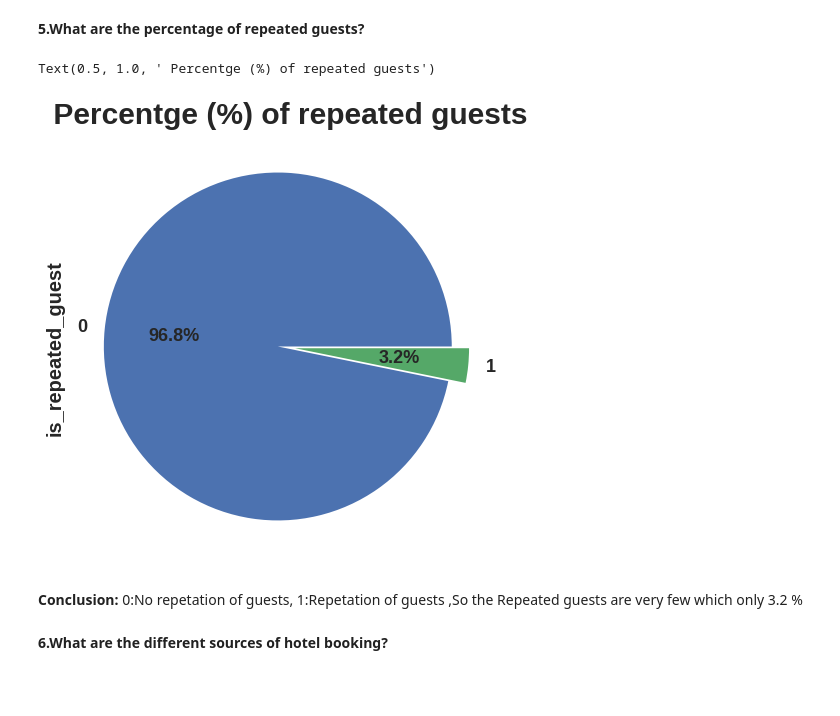
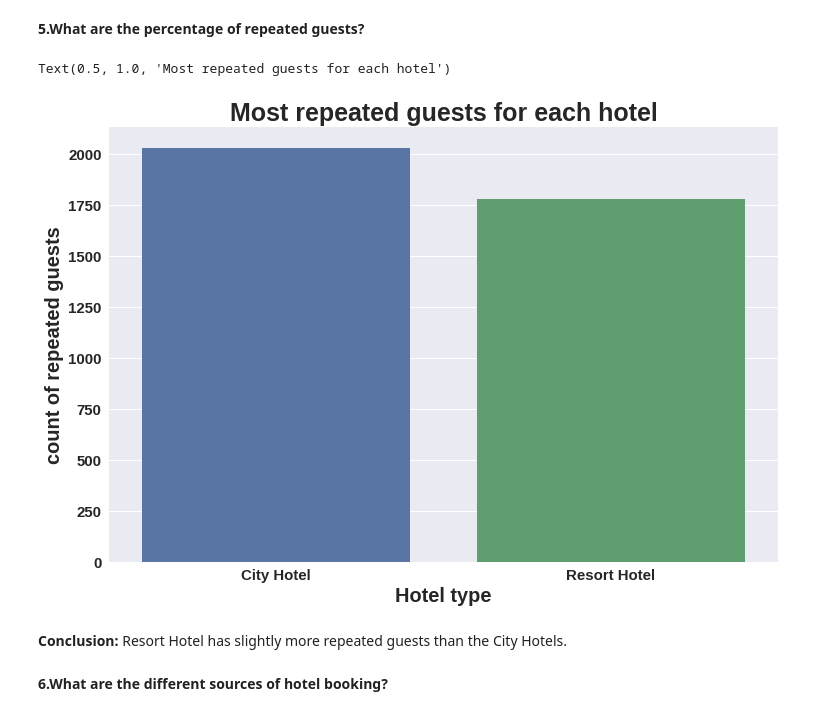
Before and after one commit to priyabodke41/Hotel-booking-analysis, a Jupyter notebook: Hotel_Booking_Analysis_Capstone_Project.ipynb, the cells around one changed output. Drawn from its saved outputs; the diff is of its cells as text; code cells hidden in the pictures; blank space fills up the shorter version.

```diff
--- a/Hotel_Booking_Analysis_Capstone_Project.ipynb
+++ b/Hotel_Booking_Analysis_Capstone_Project.ipynb
@@ -15,7 +15,7 @@ import matplotlib.pyplot as plt
 import seaborn as sns
 # %%
 plt.style.use('seaborn')
-plt.rcParams['axes.titlesize']=35
+plt.rcParams['axes.titlesize']=25
 plt.rcParams['axes.titleweight']='bold'
 plt.rcParams['xtick.labelsize']=15
 plt.rcParams['ytick.labelsize']=15
@@ -290,15 +292,18 @@ Text(0.5, 1.0, 'Total number of guest from different countries ')
 **conclusion:** Most of the guests are coming from portugal
 # %% [markdown]
 **5.What are the percentage of repeated guests?**
-# %%
-hoteldf.is_repeated_guest.value_counts().plot.pie(explode=(0.05,0.05),autopct='%1.1f%%',figsize=(12,8),fontsize=18)
-plt.title(" Percentge (%) of repeated guests",fontsize=30)
-# %% [output]
-Text(0.5, 1.0, ' Percentge (%) of repeated guests')
-[figure, removed]
-# %% [markdown]
-**Conclusion:**    0:No repetation of guests, 1:Repetation of guests
-,So the  Repeated guests are very few which only 3.2 %
+# %%
+repeated_guests_df=hoteldf[hoteldf['is_repeated_guest']==1].groupby('hotel').size().reset_index().rename(columns={0:'total_repated_guests'})
+plt.figure(figsize=(12,8))
+sns.barplot(x=repeated_guests_df['hotel'],y=repeated_guests_df['total_repated_guests'])
+plt.xlabel('Hotel type')
+plt.ylabel('count of repeated guests')
+plt.title("Most repeated guests for each hotel")
+# %% [output]
+Text(0.5, 1.0, 'Most repeated guests for each hotel')
+[figure, added]
+# %% [markdown]
+**Conclusion:**  Resort Hotel has slightly more repeated guests than the City Hotels.
 # %% [markdown]
 **6.What are the different sources of hotel booking?**
 # %%
```
Also changed, not shown: parts of 21 cells of this notebook.
